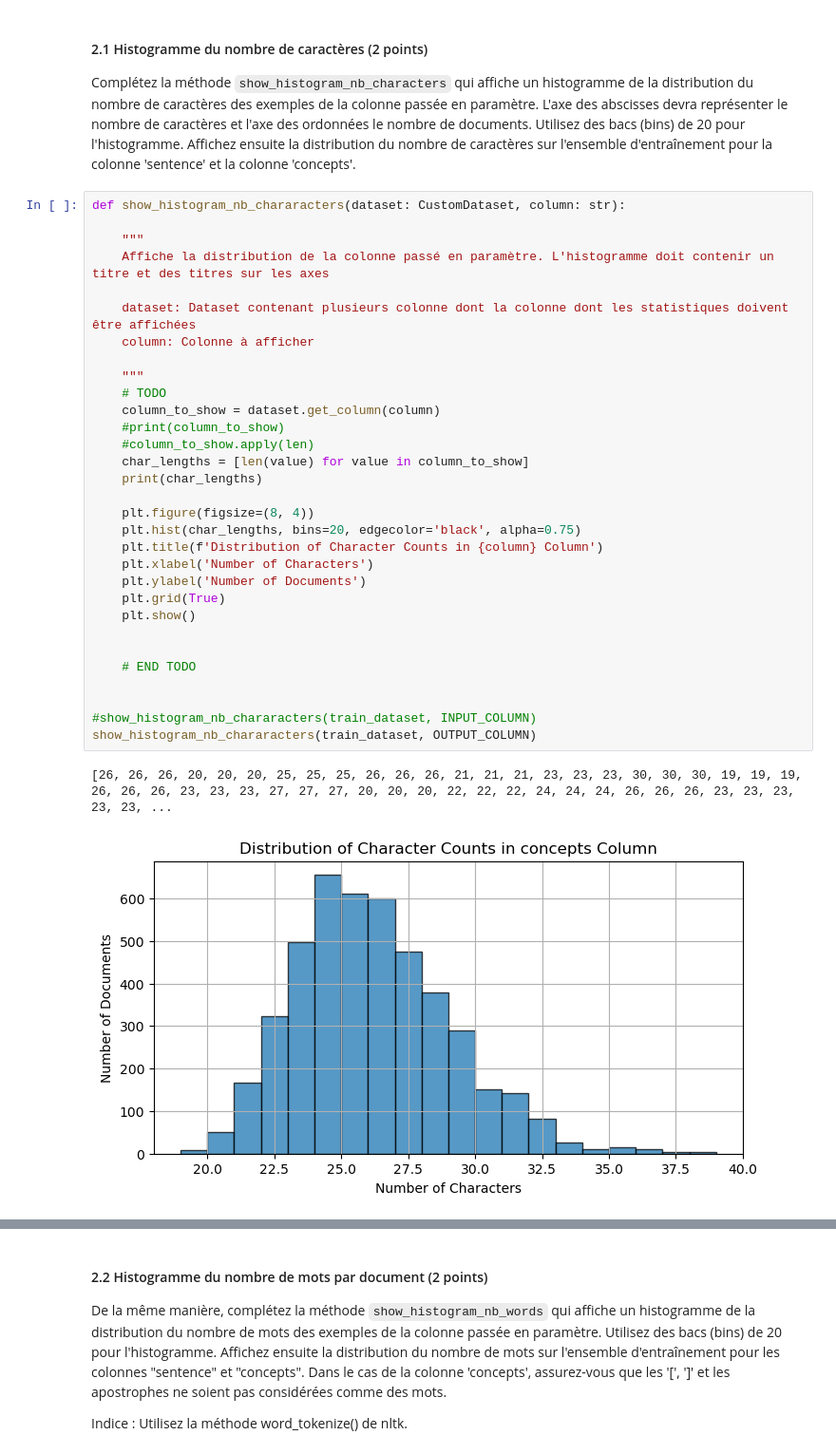
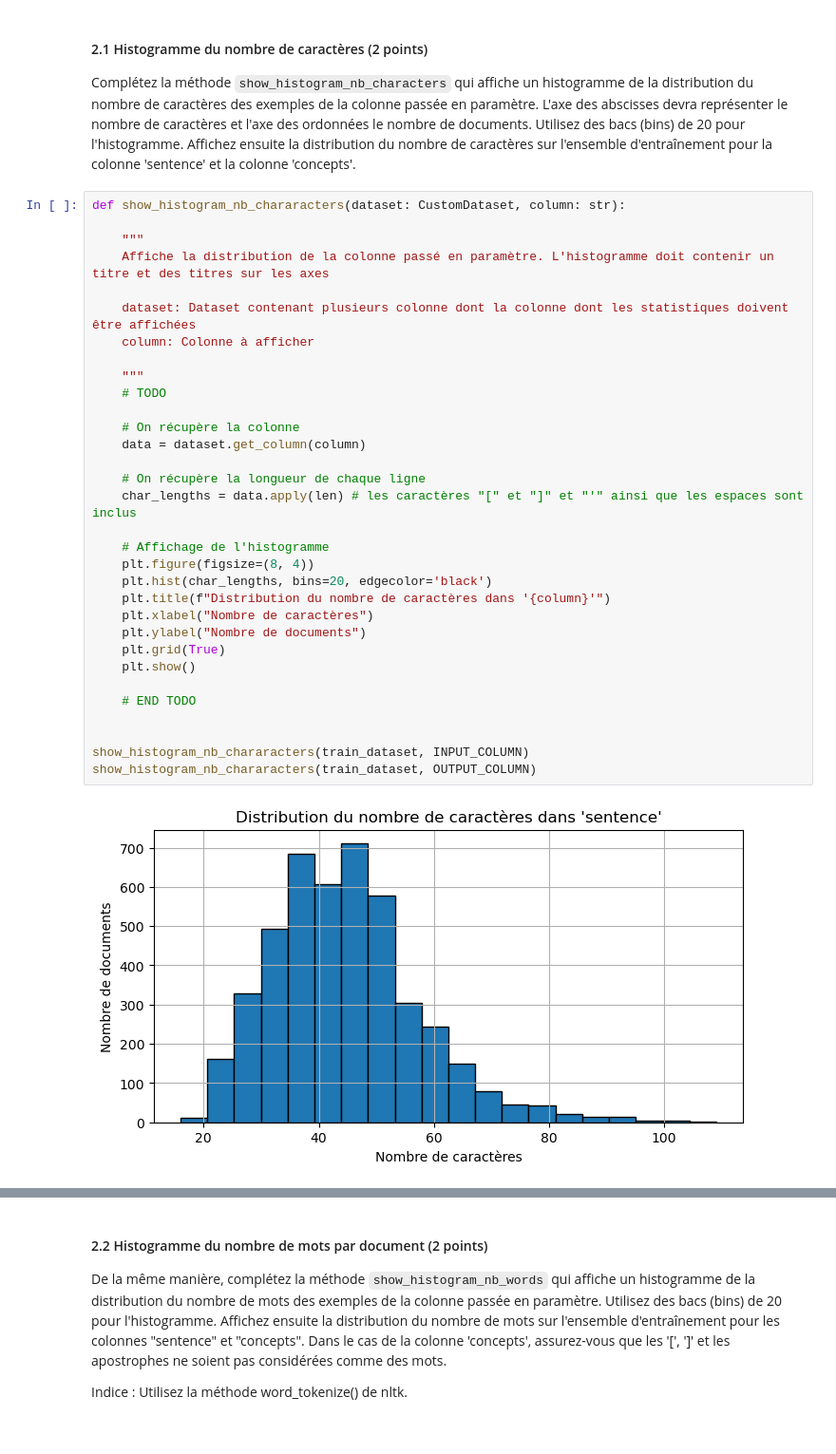
Before and after one commit to mohamedali05/TP_INF8460, a Jupyter notebook: TP_3/inf8460_A24_TP3_E╠ünonce╠ü.ipynb, the cells around one changed output, grey strips where cells are left out. Shown at 95% size. Drawn from its saved outputs; the diff is of its cells as text.

```diff
--- a/TP_3/inf8460_A24_TP3_E╠ünonce╠ü.ipynb
+++ b/TP_3/inf8460_A24_TP3_E╠ünonce╠ü.ipynb
@@ -173,34 +171,34 @@ Complétez la méthode `show_histogram_nb_characters` qui affiche un histogramme
 # %%
 def show_histogram_nb_chararacters(dataset: CustomDataset, column: str):
 
     """
     Affiche la distribution de la colonne passé en paramètre. L'histogramme doit contenir un titre et des titres sur les axes
 
     dataset: Dataset contenant plusieurs colonne dont la colonne dont les statistiques doivent être affichées
     column: Colonne à afficher
 
     """
     # TODO
-    column_to_show = dataset.get_column(column)
-    #print(column_to_show)
-    #column_to_show.apply(len)
-    char_lengths = [len(value) for value in column_to_show]
-    print(char_lengths)
 
+    # On récupère la colonne
+    data = dataset.get_column(column)
+
+    # On récupère la longueur de chaque ligne
+    char_lengths = data.apply(len) # les caractères "[" et "]" et "'" ainsi que les espaces sont inclus
+
+    # Affichage de l'histogramme
     plt.figure(figsize=(8, 4))
-    plt.hist(char_lengths, bins=20, edgecolor='black', alpha=0.75)
-    plt.title(f'Distribution of Character Counts in {column} Column')
-    plt.xlabel('Number of Characters')
-    plt.ylabel('Number of Documents')
+    plt.hist(char_lengths, bins=20, edgecolor='black')
+    plt.title(f"Distribution du nombre de caractères dans '{column}'")
+    plt.xlabel("Nombre de caractères")
+    plt.ylabel("Nombre de documents")
     plt.grid(True)
     plt.show()
-
 
     # END TODO
 
 
-#show_histogram_nb_chararacters(train_dataset, INPUT_COLUMN)
+show_histogram_nb_chararacters(train_dataset, INPUT_COLUMN)
 show_histogram_nb_chararacters(train_dataset, OUTPUT_COLUMN)
 # %% [output]
-[26, 26, 26, 20, 20, 20, 25, 25, 25, 26, 26, 26, 21, 21, 21, 23, 23, 23, 30, 30, 30, 19, 19, 19, 26, 26, 26, 23, 23, 23, 27, 27, 27, 20, 20, 20, 22, 22, 22, 24, 24, 24, 26, 26, 26, 23, 23, 23, 23, 23, ...
-[figure, old version]
+[figure, new version]
```
Also changed, not shown: parts of 26 cells of this notebook, 2 other files.
